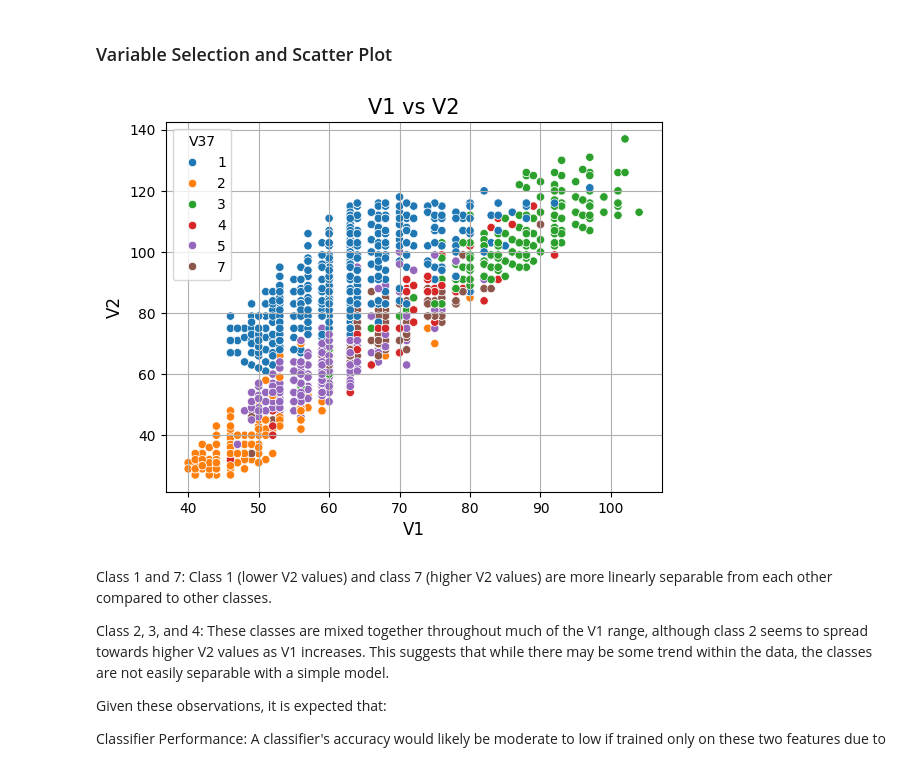
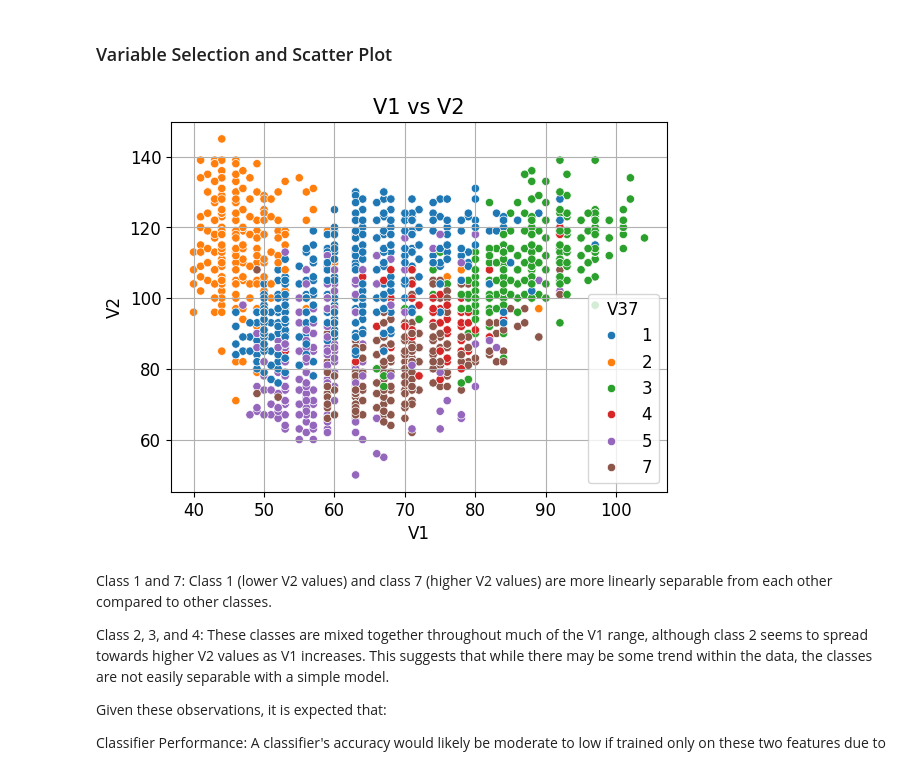
Before and after one commit to airidas23/SVM, a Jupyter notebook: SMV_Project.ipynb, the cells around one changed output. Drawn from its saved outputs; the diff is of its cells as text; code cells hidden in the pictures.

```diff
--- a/SMV_Project.ipynb
+++ b/SMV_Project.ipynb
@@ -117,14 +118,14 @@ Classes 5 and 6 are not shown in the chart, which could mean that they either ar
 ### Variable Selection and Scatter Plot
 # %%
 # Visualizing
-sns.scatterplot(x = 'V1', y = 'V2', hue = 'V37', data = df_train)
+sns.scatterplot(x = 'V1', y = 'V7', hue = 'V37', data = df_train)
 plt.xlabel('V1', fontsize=12)
 plt.ylabel('V2', fontsize=12)
 plt.title('V1 vs V2', fontsize=15)
 plt.grid(True)
 plt.show()
 # %% [output]
-[figure, old version]
+[figure, new version]
 # %% [markdown]
  Class 1 and 7: Class 1 (lower V2 values) and class 7 (higher V2 values) are more linearly separable from each other compared to other classes.
 
```
Also changed, not shown: parts of 23 cells of this notebook.
